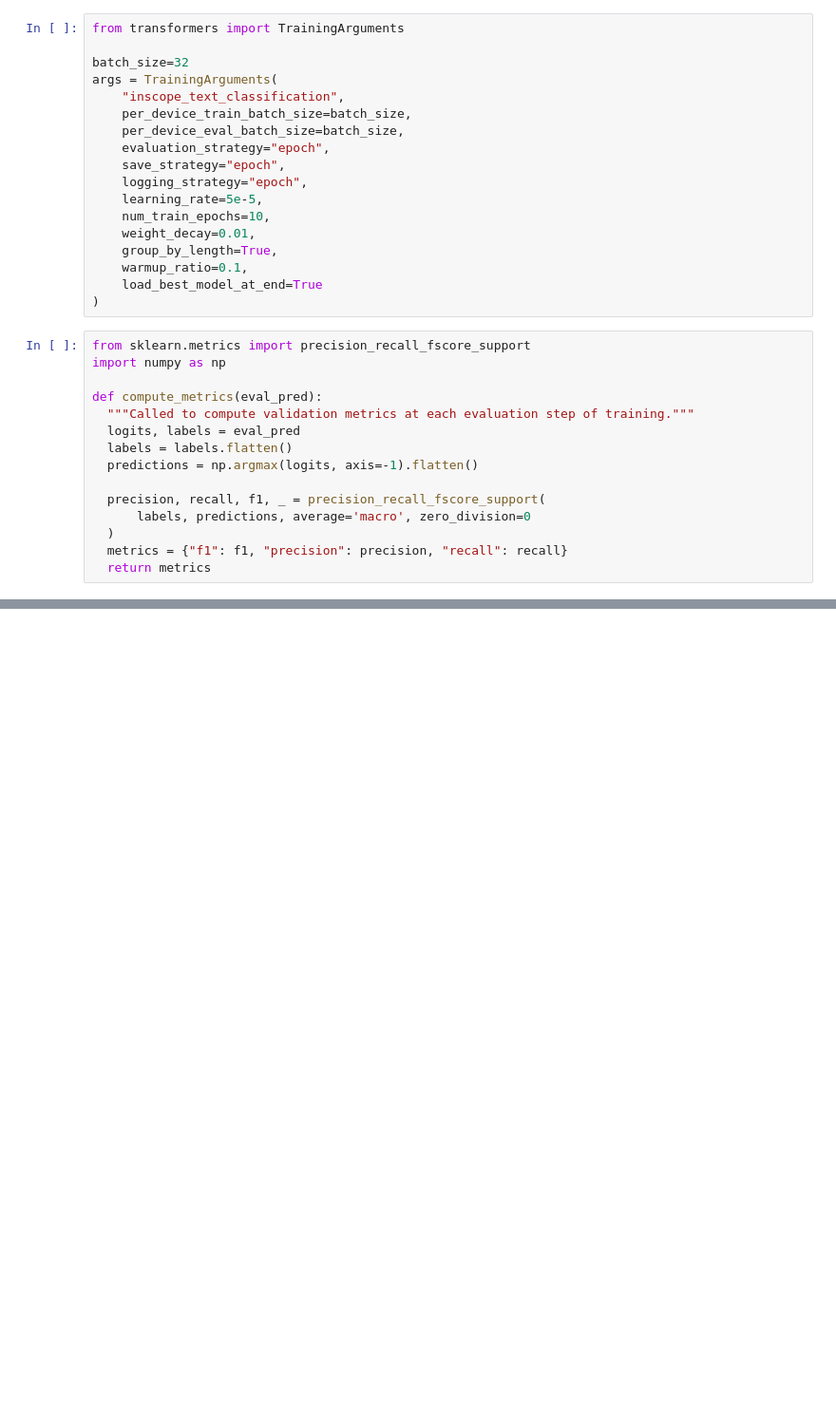
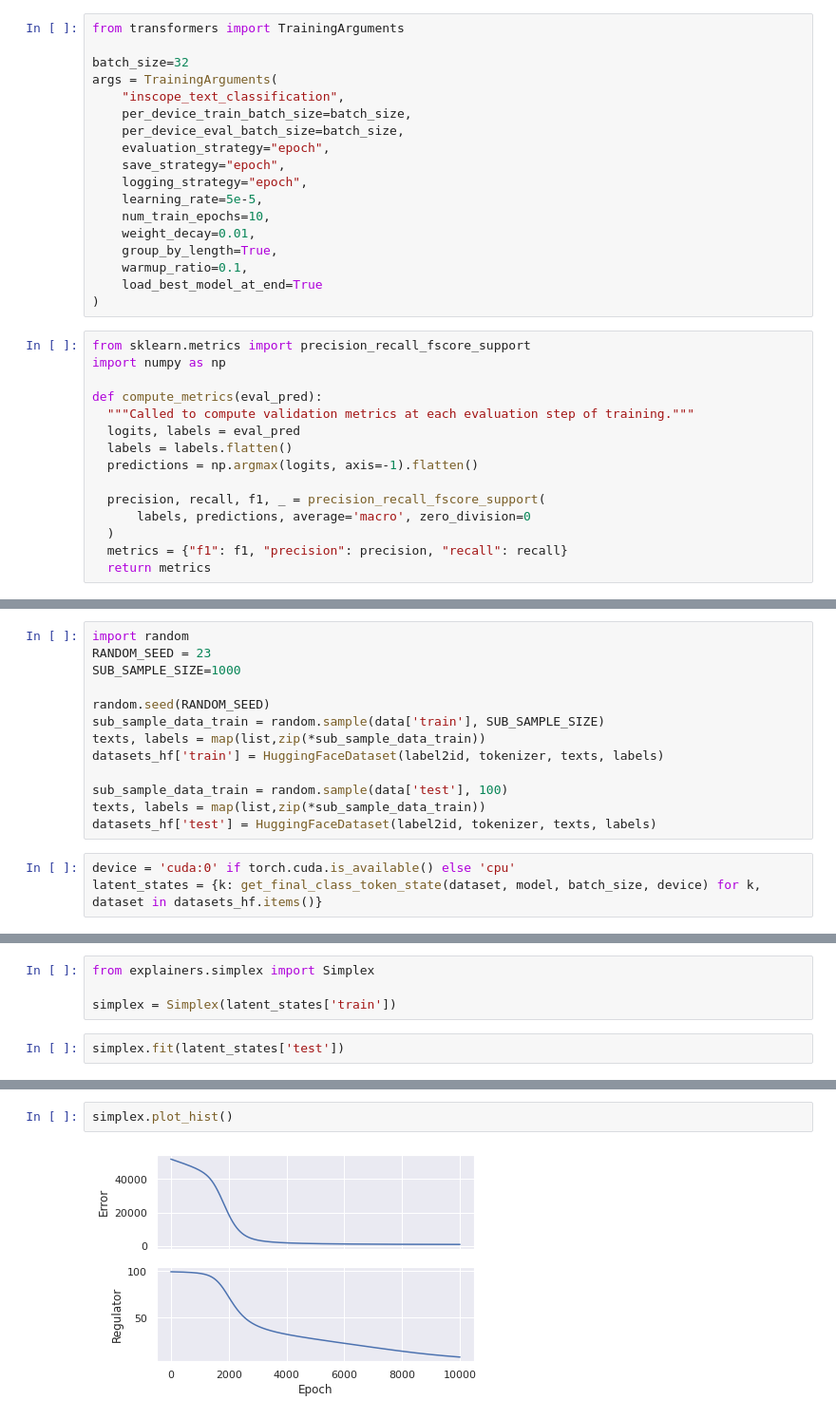
Before and after one commit to simonEllershaw/latent_variable_OOD, a Jupyter notebook: transformer_training.ipynb, the cells around one changed output, grey strips where cells are left out. Shown at 95% size. Saved outputs shown, nothing was run; the diff lists cells and outputs as text; blank space fills up the shorter version.

```diff
--- a/transformer_training.ipynb
+++ b/transformer_training.ipynb
@@ -288,0 +236,16 @@ torch.Size([15000, 768])
+# %%
+import random
+RANDOM_SEED = 23
+SUB_SAMPLE_SIZE=1000
+
+random.seed(RANDOM_SEED)
+sub_sample_data_train = random.sample(data['train'], SUB_SAMPLE_SIZE)
+texts, labels = map(list,zip(*sub_sample_data_train))
+datasets_hf['train'] = HuggingFaceDataset(label2id, tokenizer, texts, labels)
+
+sub_sample_data_train = random.sample(data['test'], 100)
+texts, labels = map(list,zip(*sub_sample_data_train))
+datasets_hf['test'] = HuggingFaceDataset(label2id, tokenizer, texts, labels)
+# %%
+device = 'cuda:0' if torch.cuda.is_available() else 'cpu'
+latent_states = {k: get_final_class_token_state(dataset, model, batch_size, device) for k, dataset in datasets_hf.items()}
@@ -288,0 +260,6 @@ torch.Size([15000, 768])
+# %%
+from explainers.simplex import Simplex
+
+simplex = Simplex(latent_states['train'])
+# %%
+simplex.fit(latent_states['test'])
@@ -288,0 +284,4 @@ torch.Size([15000, 768])
+# %%
+simplex.plot_hist()
+# %% [output]
+[figure, added]
```
Also changed, not shown: parts of 12 cells of this notebook.
